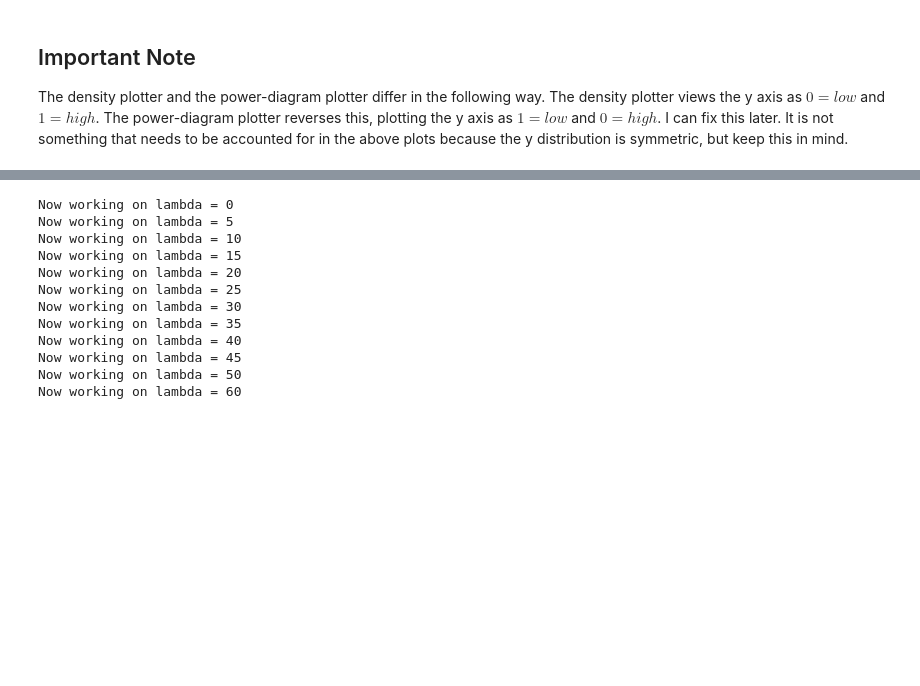
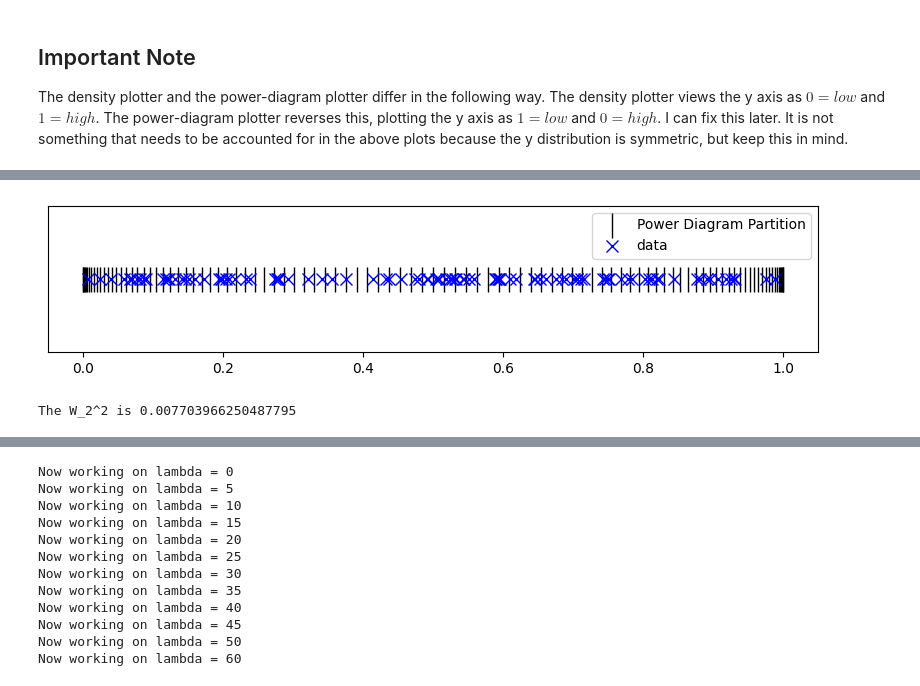
Before and after one commit to lliu426/wcETEL, a Jupyter notebook: W2_squared/tutorial.ipynb, the cells around one changed output, grey strips where cells are left out. Drawn from its saved outputs; the diff is of its cells as text; code cells hidden in the pictures; blank space fills up the shorter version.

```diff
--- a/W2_squared/tutorial.ipynb
+++ b/W2_squared/tutorial.ipynb
@@ -78,0 +108,10 @@ The density plotter and the power-diagram plotter differ in the following way. T
+# %%
+alpha = .5
+n=100
+dat = np.random.uniform(0,1,n)
+z = ot.computeW2_squared(dat,np.ones(n)/n,None,plotPowerDiagram=True,
+                             dimension=1,distr="beta",oneDimBounds=[0,1],optional_arguments=[alpha,alpha],illConditionThresh=10e20)
+print("The W_2^2 is "+str(z))
+# %% [output]
+[figure, added]
+The W_2^2 is 0.007703966250487795
```
Also changed, not shown: parts of 18 cells of this notebook, 3 other files.
